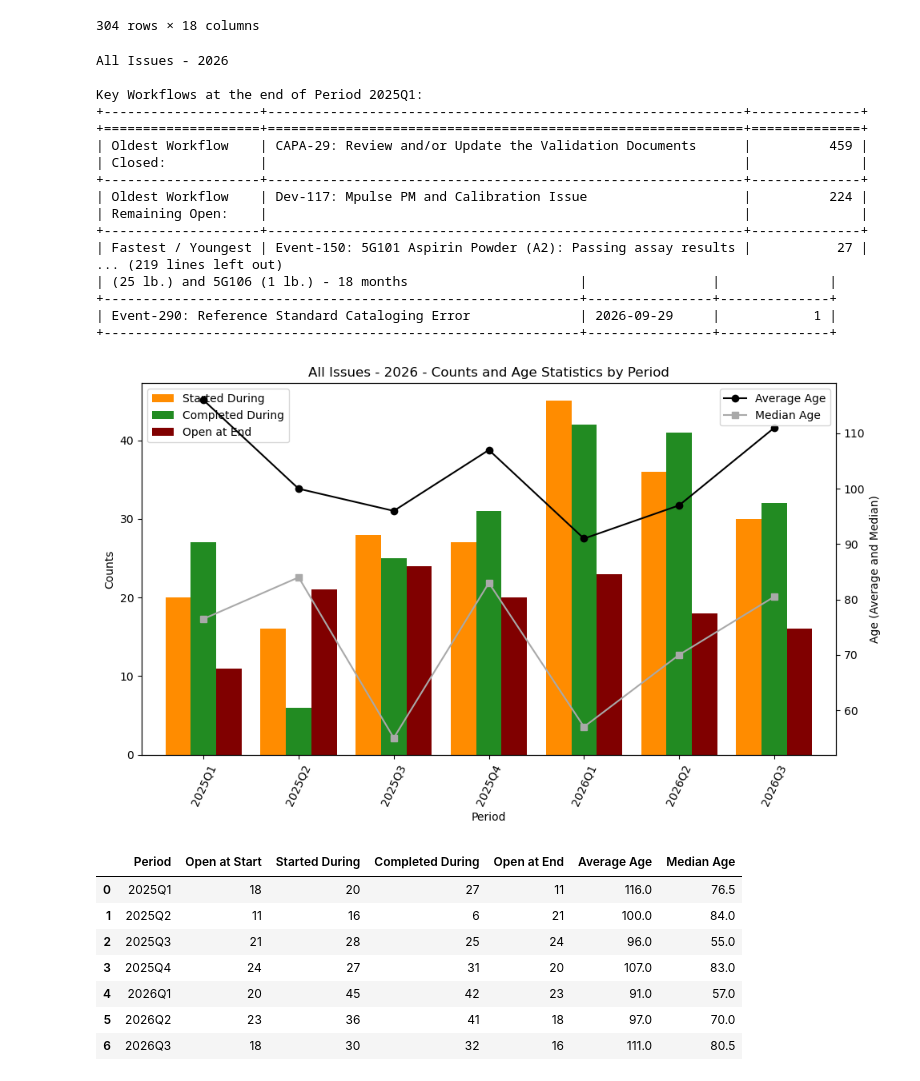
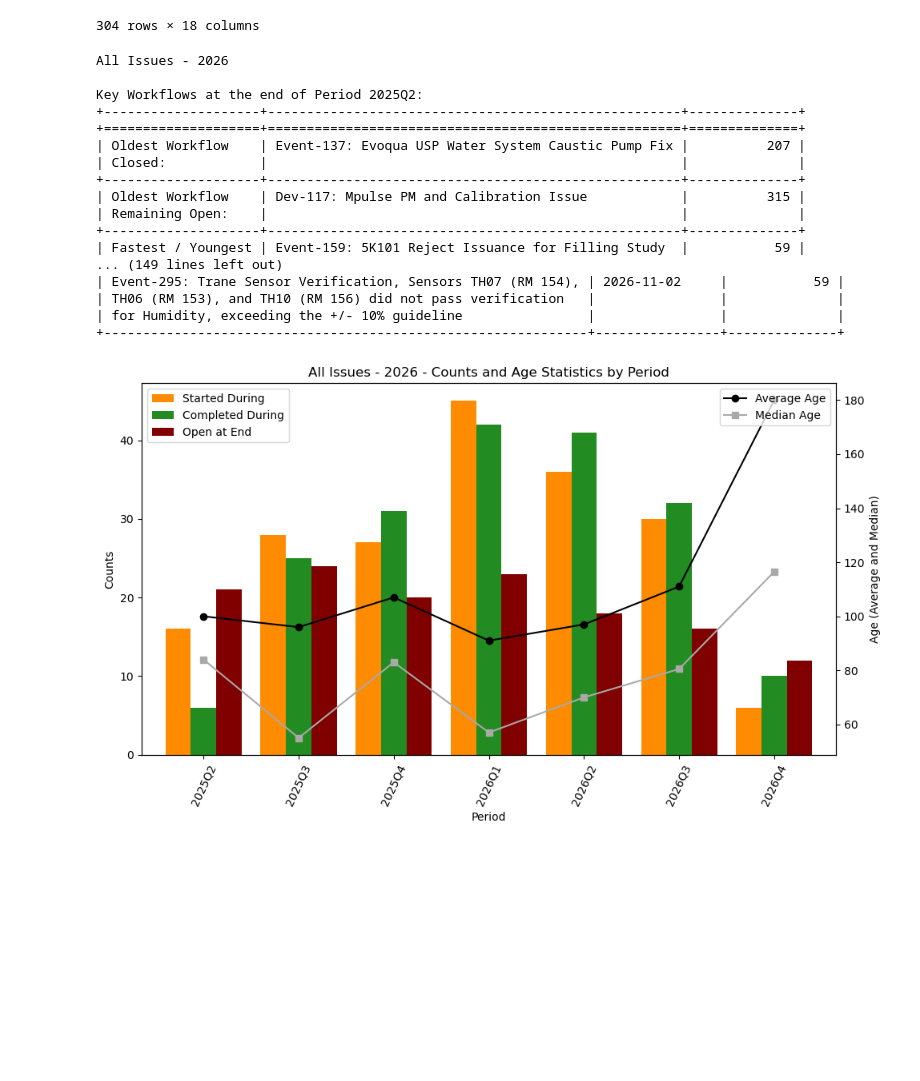
Before and after one commit to JsonBravo/Workflow_Metric_Reporting, a Jupyter notebook: period_reporting_notebook.ipynb, the cells around one changed output. Cells and saved outputs as stored; diff of their text form; code cells hidden in the pictures; blank space fills up the shorter version.

```diff
--- a/period_reporting_notebook.ipynb
+++ b/period_reporting_notebook.ipynb
@@ -65,45 +65,45 @@ df
 | 302 | LI-86 | NR26-0070 Colloidal Silicon Dioxi... | Laboratory Investigation | Initial Investigation, Root cause... | 2026-10-28 21:23:53.858 | 2026-11-30 00:00:00 | ... |
 | 303 | Event-295 | Trane Sensor Verification, Sensor... | Event | Final Review | 2026-11-02 19:25:33.964 | 2026-12-04 00:00:00 | ... |
 304 rows × 18 columns
+# %%
+#All dfs contained to be stitched into a single master df in the end
+all_dfs = []
+# %%
+#Larger / "Global" like parameters
+top_n_periods = 7
+include_current_period = True
 # %%
 report_title = "All Issues - 2026"
 select_columns = ['Key','Title/ Short Description','Date Started','Completion Date']
 workflow_df = pr.period_workflows_reporter(
     df = df,                  # [OUTDATED] >> xlsx_file_location='.',
     period_code='Q',             # pandas frequency alias (e.g. 'D','W','W-MON','M','Q','Y',etc.)
     age_code='D',
     selected_standard_columns=select_columns,
     report_title= report_title,
-    top_n_periods=7,
+    top_n_periods=top_n_periods,
     verbose=True,
     #week_anchor='MON',            # optional day name to anchor weeks when using 'W'
-    include_current_period=False
+    include_current_period=include_current_period
 )
-workflow_df
+workflow_df["Data Source"] = report_title
+all_dfs.append(workflow_df.copy())
 # %% [output]
 All Issues - 2026
 
-Key Workflows at the end of Period 2025Q1:
-+--------------------+-------------------------------------------------------------+--------------+
-+====================+=============================================================+==============+
-| Oldest Workflow    | CAPA-29: Review and/or Update the Validation Documents      |          459 |
-| Closed:            |                                                             |              |
-+--------------------+-------------------------------------------------------------+--------------+
-| Oldest Workflow    | Dev-117: Mpulse PM and Calibration Issue                    |          224 |
-| Remaining Open:    |                                                             |              |
-+--------------------+-------------------------------------------------------------+--------------+
-| Fastest / Youngest | Event-150: 5G101 Aspirin Powder (A2): Passing assay results |           27 |
-... (219 lines left out)
-| (25 lb.) and 5G106 (1 lb.) - 18 months                      |                |              |
-+-------------------------------------------------------------+----------------+--------------+
-| Event-290: Reference Standard Cataloging Error              | 2026-09-29     |            1 |
-+-------------------------------------------------------------+----------------+--------------+
+Key Workflows at the end of Period 2025Q2:
++--------------------+-----------------------------------------------------+--------------+
++====================+=====================================================+==============+
+| Oldest Workflow    | Event-137: Evoqua USP Water System Caustic Pump Fix |          207 |
+| Closed:            |                                                     |              |
++--------------------+-----------------------------------------------------+--------------+
+| Oldest Workflow    | Dev-117: Mpulse PM and Calibration Issue            |          315 |
+| Remaining Open:    |                                                     |              |
++--------------------+-----------------------------------------------------+--------------+
+| Fastest / Youngest | Event-159: 5K101 Reject Issuance for Filling Study  |           59 |
+... (149 lines left out)
+| Event-295: Trane Sensor Verification, Sensors TH07 (RM 154), | 2026-11-02     |           59 |
+| TH06 (RM 153), and TH10 (RM 156) did not pass verification   |                |              |
+| for Humidity, exceeding the +/- 10% guideline                |                |              |
++--------------------------------------------------------------+----------------+--------------+
-[figure, old version]
+[figure, new version]
-|  | Period | Open at Start | Started During | Completed During | Open at End | Average Age | Median Age |
-| 0 | 2025Q1 | 18 | 20 | 27 | 11 | 116.0 | 76.5 |
-| 1 | 2025Q2 | 11 | 16 | 6 | 21 | 100.0 | 84.0 |
-| 2 | 2025Q3 | 21 | 28 | 25 | 24 | 96.0 | 55.0 |
-| 3 | 2025Q4 | 24 | 27 | 31 | 20 | 107.0 | 83.0 |
-| 4 | 2026Q1 | 20 | 45 | 42 | 23 | 91.0 | 57.0 |
-| 5 | 2026Q2 | 23 | 36 | 41 | 18 | 97.0 | 70.0 |
-| 6 | 2026Q3 | 18 | 30 | 32 | 16 | 111.0 | 80.5 |
```
Also changed, not shown: parts of 2 cells of this notebook.
